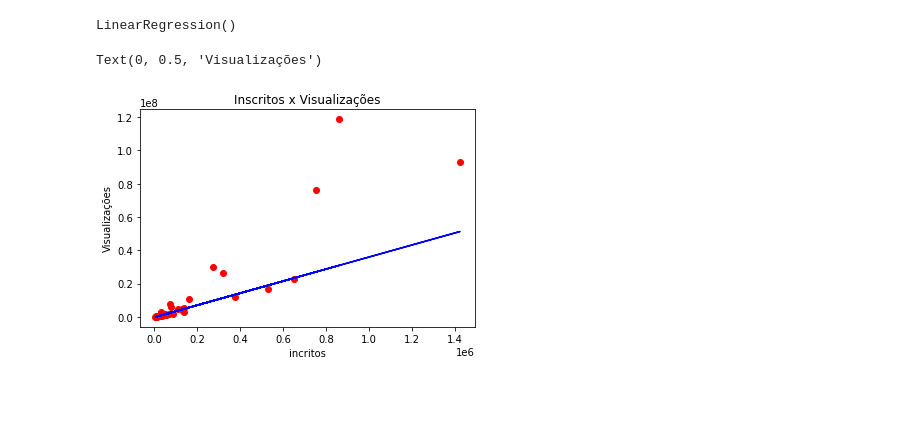
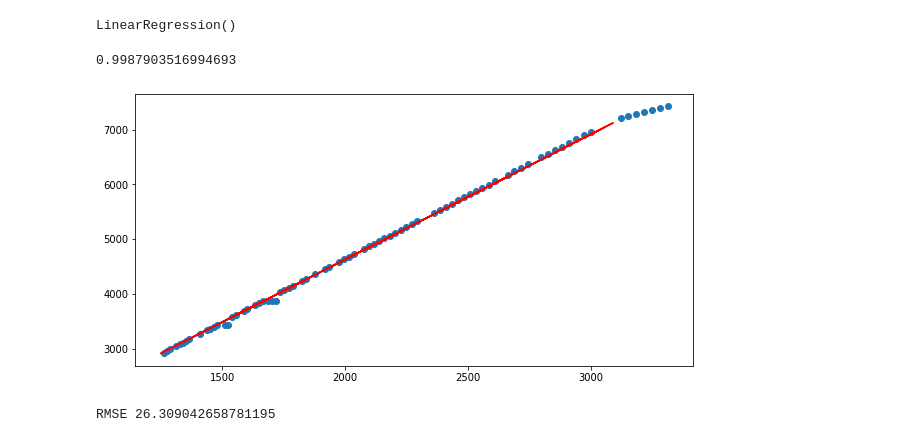
Before and after one commit to felipelimapy/Study-on-Machine-Learning, a Jupyter notebook: RegressãoLinear.ipynb, the cells around one changed output. Saved outputs shown, nothing was run; the diff lists cells and outputs as text; code cells hidden in the pictures; blank space fills up the shorter version.

```diff
--- a/RegressãoLinear.ipynb
+++ b/RegressãoLinear.ipynb
@@ -61,8 +63,4 @@ REGRESSÃO
 # %%
 from sklearn.linear_model import LinearRegression
 # %%
-regression=LinearRegression()
+regressao= LinearRegression()
-# %%
-regression.fit(xTrain, yTrain)
-# %% [output]
-LinearRegression()
@@ -73,9 +67,21 @@ LinearRegression()
-# %%
-plt.scatter(xTest[:,-1], yTest, color="Red")
-plt.plot(xTest[:,-1],regression.predict(xTest), color="Blue")
-plt.title("Inscritos x Visualizações")
-plt.xlabel("incritos")
-plt.ylabel("Visualizações")
-# %% [output]
-Text(0, 0.5, 'Visualizações')
-[figure, removed]
+# %%
+regressao.fit(xTrain, yTrain) #aplicando o modelo nos dados com fit
+# %% [output]
+LinearRegression()
+# %%
+regressao.score(xTrain, yTrain) # calcula quanto as variáveis se explicaram
+# %% [output]
+0.9987903516994693
+# %%
+plt.figure(figsize=(10,5))
+plt.scatter (xTrain, yTrain)
+plt.plot (xTest, regressao.predict(xTest), color='red');
+# %% [output]
+[figure, added]
+# %%
+prev= regressao.predict(xTest)
+
+from sklearn import metrics
+print ("RMSE", np.sqrt (metrics.mean_squared_error(yTest, prev))) #avaliando o erro médio da regressão
+# %% [output]
+RMSE 26.309042658781195
```
Also changed, not shown: parts of 23 cells of this notebook.
